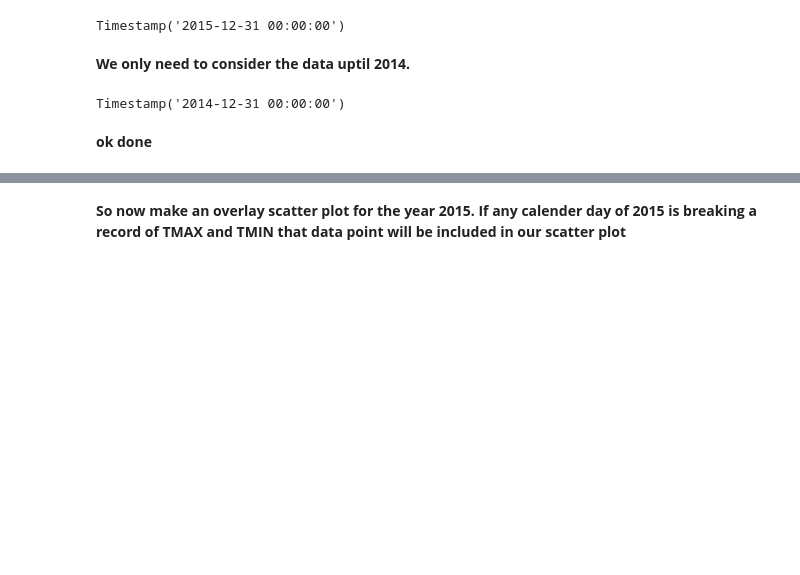
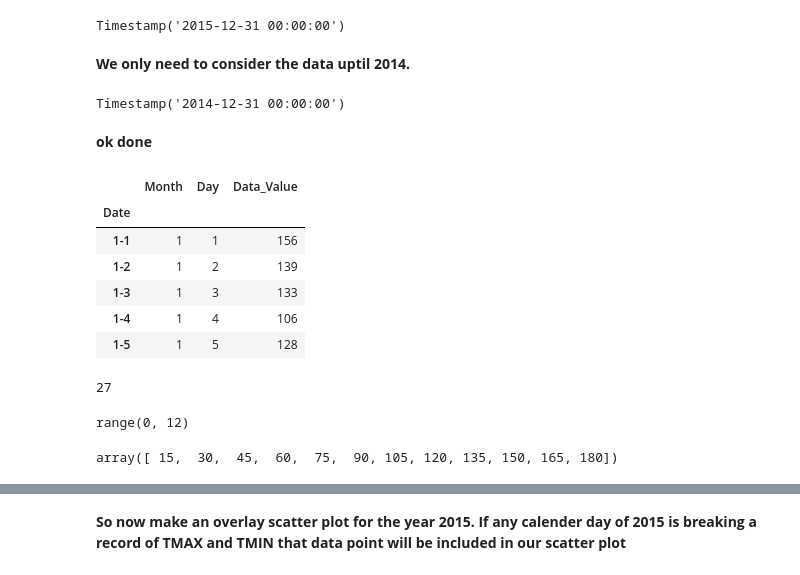
Before and after one commit to AmmaraRazzaq/Weather-Data-Visualization, a Jupyter notebook: Assignment2.ipynb, the cells around one changed output, grey strips where cells are left out. Saved outputs shown, nothing was run; the diff lists cells and outputs as text; code cells hidden in the pictures; blank space fills up the shorter version.

Commit message:
plt x ticks month wise

```diff
--- a/Assignment2.ipynb
+++ b/Assignment2.ipynb
@@ -231,0 +230,31 @@ tmax_group = tmax.groupby(['Month','Day'])['Data_Value'].max()
+# %%
+tmax_group = pd.DataFrame(tmax.groupby(['Month','Day'])['Data_Value'].max())
+tmax_group = tmax_group.reset_index()
+tmax_group['Month'] = tmax_group['Month'].astype(str)
+tmax_group['Day'] = tmax_group['Day'].astype(str)
+tmax_group['Date'] = tmax_group['Month'] + '-' + tmax_group['Day']
+tmax_group.set_index('Date', inplace=True)
+tmax_group.head()
+
+# tmax_group.dtypes
+# %% [output]
+|  | Month | Day | Data_Value |
+| Date |  |  |  |
+| 1-1 | 1 | 1 | 156 |
+| 1-2 | 1 | 2 | 139 |
+| 1-3 | 1 | 3 | 133 |
+| 1-4 | 1 | 4 | 106 |
+| 1-5 | 1 | 5 | 128 |
+# %%
+int(len(tmax_group.index.values)/12)
+# %% [output]
+27
+# %%
+range(len(months))
+# %% [output]
+range(0, 12)
+# %%
+import numpy as np
+np.array(range(1,13))*15
+# %% [output]
+array([ 15,  30,  45,  60,  75,  90, 105, 120, 135, 150, 165, 180])
```
Also changed, not shown: parts of 19 cells of this notebook.
